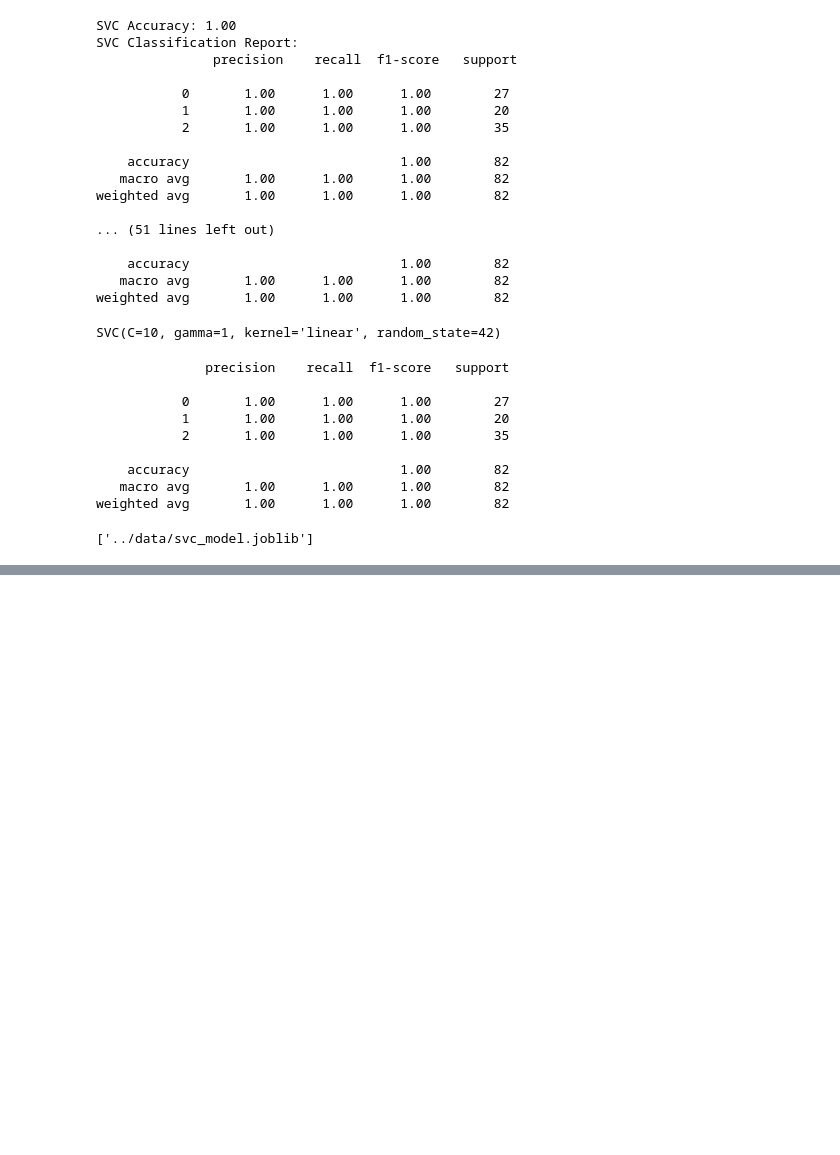
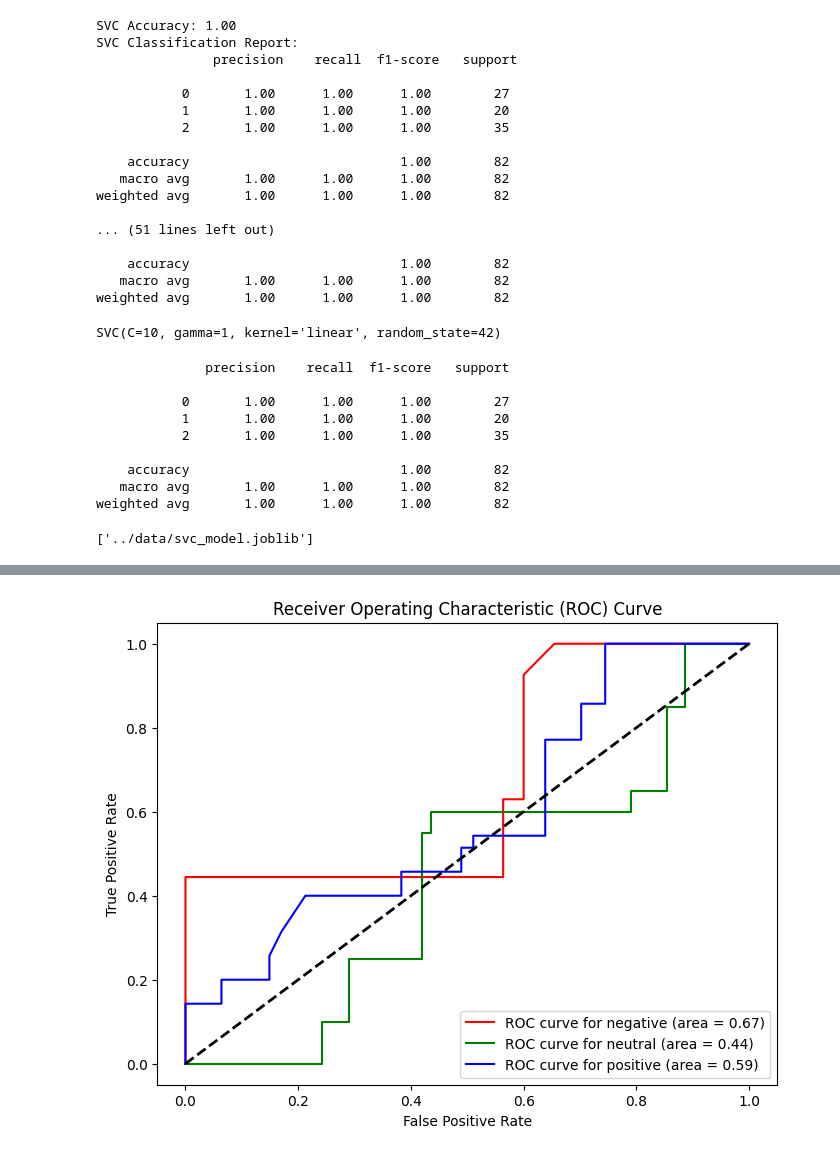
Before and after one commit to dhruvRj18/Sentiment-Analysis, a Jupyter notebook: notebooks/pre-processing.ipynb, the cells around one changed output, grey strips where cells are left out. Drawn from its saved outputs; the diff is of its cells as text; code cells hidden in the pictures; blank space fills up the shorter version.

```diff
--- a/notebooks/pre-processing.ipynb
+++ b/notebooks/pre-processing.ipynb
@@ -210,0 +281,9 @@ preprocessed_new_data = preprocess_text("If he was to reproduce at all it would
+# %%
+# Define hyperparameters to experiment with
+units_list = [50, 100, 150]
+dropout_list = [0.2, 0.3, 0.4]
+recurrent_dropout_list = [0.2, 0.3, 0.4]
+optimizer_list = ['adam', 'rmsprop']
+# %%
+best_accuracy = 0
+best_params = {}
@@ -210,0 +333,5 @@ preprocessed_new_data = preprocess_text("If he was to reproduce at all it would
+# %%
+y_pred_probs = best_model.predict(X_test_padded)
+y_pred = y_pred_probs.argmax(axis=-1)
+acc = accuracy_score(y_test_encoded, y_pred)
+class_rep = classification_report(y_test_encoded, y_pred)
@@ -210,0 +375,28 @@ preprocessed_new_data = preprocess_text("If he was to reproduce at all it would
+# %%
+from sklearn.preprocessing import label_binarize
+from sklearn.metrics import roc_auc_score
+from sklearn.metrics import roc_curve, auc
+
+y_test_bin = label_binarize(y_test_encoded, classes=np.unique(y_test_encoded))
+fpr = dict()
+tpr = dict()
+roc_auc = dict()
+for i in range(len(label_encoder.classes_)):
+    fpr[i], tpr[i], _ = roc_curve(y_test_bin[:, i], y_pred_probs[:, i])
+    roc_auc[i] = auc(fpr[i], tpr[i])
+# %%
+import matplotlib.pyplot as plt
+plt.figure(figsize=(8, 6))
+colors = ['red', 'green', 'blue']  # Adjust the colors based on the number of classes
+
+for i in range(len(label_encoder.classes_)):
+    plt.plot(fpr[i], tpr[i], color=colors[i], label=f'ROC curve for {label_encoder.classes_[i]} (area = {roc_auc[i]:.2f})')
+
+plt.plot([0, 1], [0, 1], 'k--', linewidth=2)  # Diagonal line for random guessing
+plt.xlabel('False Positive Rate')
+plt.ylabel('True Positive Rate')
+plt.title('Receiver Operating Characteristic (ROC) Curve')
+plt.legend(loc="lower right")
+plt.show()
+# %% [output]
+[figure, added]
```
Also changed, not shown: parts of 19 cells of this notebook, 1 other file.
